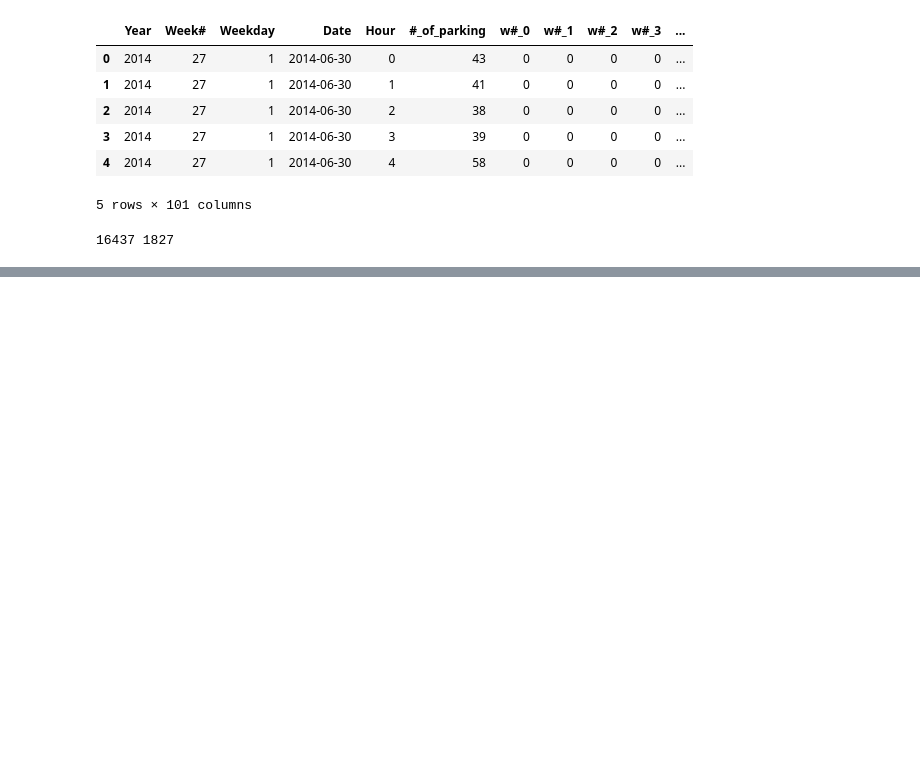
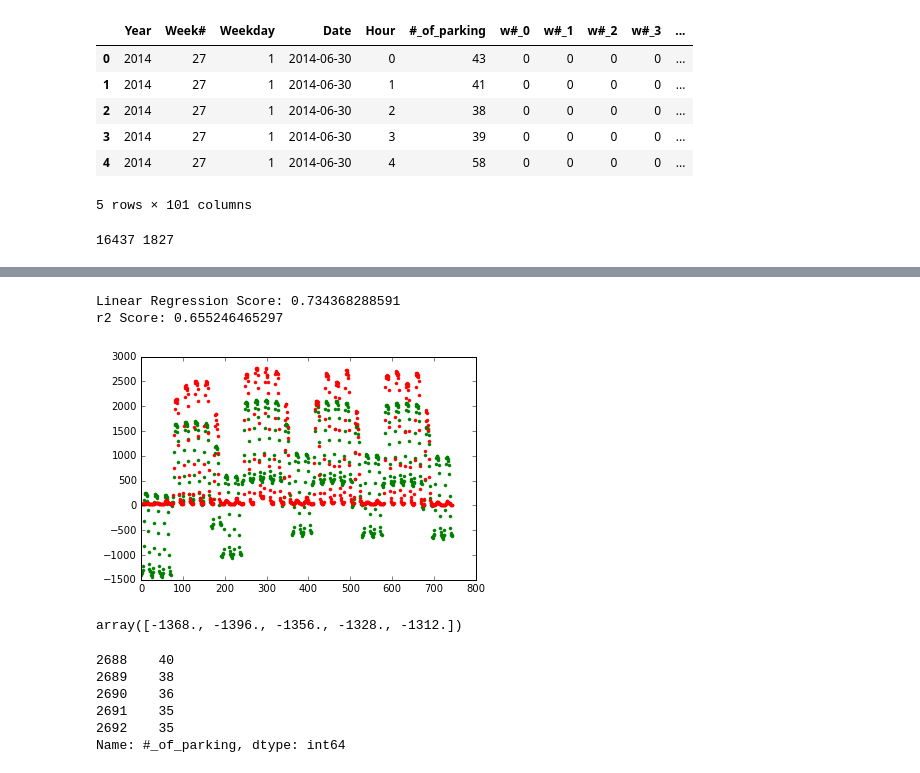
Before and after one commit to BitTigerInst/Smarking-G16, a Jupyter notebook: member/alice/Model_Training.ipynb, the cells around one changed output, grey strips where cells are left out. Cells and saved outputs as stored; diff of their text form; code cells hidden in the pictures; blank space fills up the shorter version.

```diff
--- a/member/alice/Model_Training.ipynb
+++ b/member/alice/Model_Training.ipynb
@@ -170,0 +174,49 @@ reg_linear.score(X_all, y_all)
+# %%
+#-- 2nd Try: Not Consider 2016
+
+# Test Data
+# len(data_16jan)=744
+data_16jan = use_data_df[use_data_df['Date']>'2015-12-31'].sort(['Date','Hour'])
+X_16jan = data_16jan[lst_feature]
+y_16jan = data_16jan['#_of_parking']
+
+# Train Data
+data_train_new = use_data_df[use_data_df['Date']<'2016-01-01']
+X_all_new = data_train_new[lst_feature]
+y_all_new = data_train_new['#_of_parking']
+
+# Model Training
+final_lreg = LinearRegression()
+final_lreg.fit(X_all_new, y_all_new)
+
+# Predict
+y_lreg_new = final_lreg.predict(X_16jan)
+
+# Score
+lscore = final_lreg.score(X_all_new, y_all_new)
+print "Linear Regression Score: {}".format(lscore)
+
+from sklearn.metrics import r2_score
+r2score = r2_score(y_16jan.tolist(), y_lreg_new.tolist())
+print "r2 Score: {}".format(r2score)
+
+t = np.arange(0,744,1)
+plt.plot(t, y_lreg_new.tolist(), 'g.', t, y_16jan.tolist(), 'r.')
+plt.show()
+# %% [output]
+Linear Regression Score: 0.734368288591
+r2 Score: 0.655246465297
+[figure, added]
+# %%
+y_lreg_new[:5]
+# %% [output]
+array([-1368., -1396., -1356., -1328., -1312.])
+# %%
+y_16jan.head()
+# %% [output]
+2688    40
+2689    38
+2690    36
+2691    35
+2692    35
+Name: #_of_parking, dtype: int64
```
Also changed, not shown: parts of 6 cells of this notebook.
